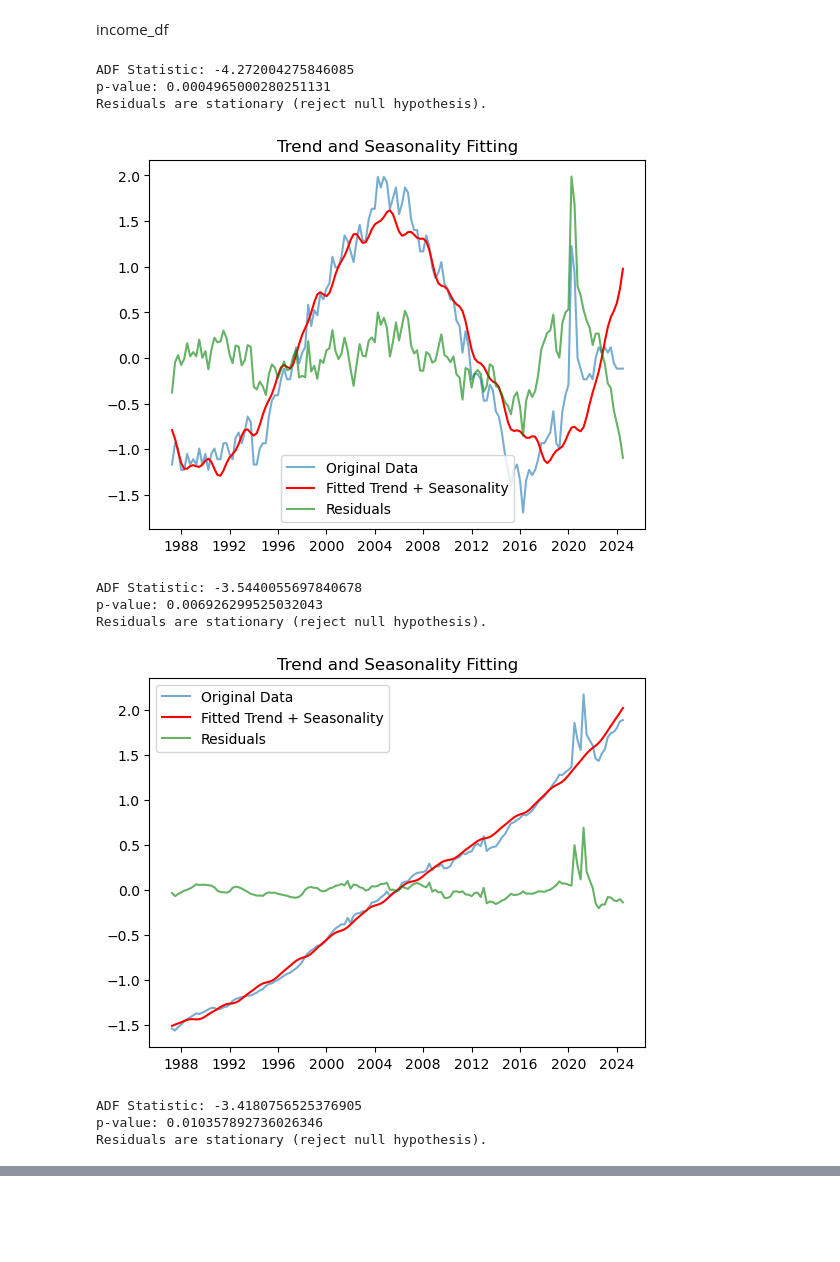
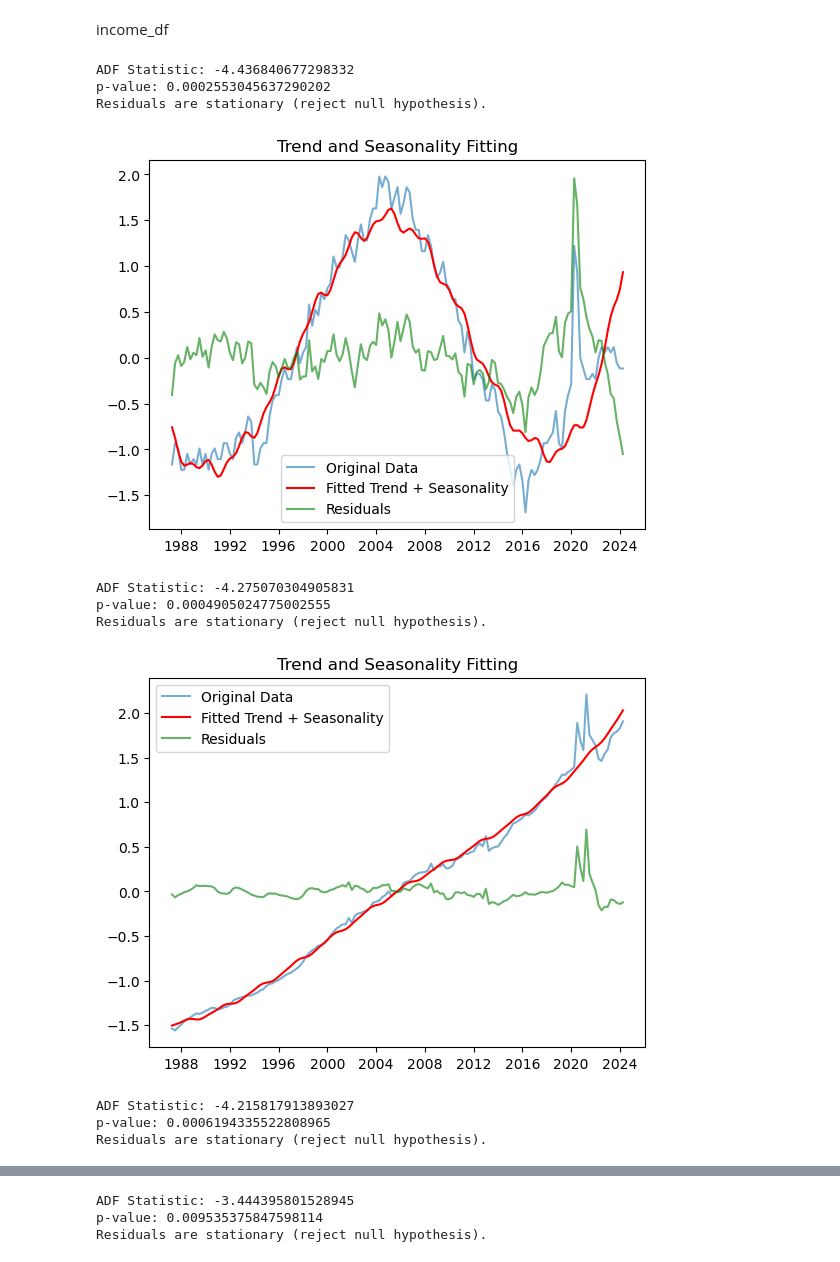
Before and after one commit to KevKoppa/TSA-Final-Project, a Jupyter notebook: notebook.ipynb, the cells around one changed output, grey strips where cells are left out. Drawn from its saved outputs; the diff is of its cells as text; code cells hidden in the pictures; blank space fills up the shorter version.

Commit message:
stationary df

```diff
--- a/notebook.ipynb
+++ b/notebook.ipynb
@@ -6,11 +6,13 @@ import matplotlib.pyplot as plt
 income_df = pd.read_csv('DSPIC96.csv', parse_dates=['DATE'])
 home_ownership_df = pd.read_csv('RHORUSQ156N.csv', parse_dates=['DATE'])
 home_price_index_df = pd.read_csv("CSUSHPINSA.csv", parse_dates=['DATE'])
+consumer_debt_df = pd.read_csv("CDSP.csv", parse_dates=['DATE'])
 
 # Resample income to quarterly if needed
 income_df.set_index('DATE', inplace=True)
 home_ownership_df.set_index('DATE', inplace=True)
 home_price_index_df.set_index('DATE', inplace=True)
+consumer_debt_df.set_index('DATE', inplace=True)
 
 # Resample monthly data to quarterly using mean or forward fill methods
 income_quarterly = income_df.resample('Q').mean()  # or use .ffill() for forward filling if preferable
@@ -21,10 +23,13 @@ income_quarterly.index = income_quarterly.index + pd.DateOffset(days=1)
 home_price_index_quarterly.index = home_price_index_quarterly.index + pd.DateOffset(days=1)
 merged_data = pd.merge(income_quarterly, home_ownership_df, on='DATE', how='inner')
 merged_data = pd.merge(merged_data, home_price_index_quarterly, on='DATE', how='inner')
+merged_data = pd.merge(merged_data, consumer_debt_df, on='DATE', how='inner')
+
 
 merged_data['Income_std'] = (merged_data['DSPIC96'] - merged_data['DSPIC96'].mean()) / merged_data['DSPIC96'].std()
 merged_data['HomeOwnershipRate_std'] = (merged_data['RHORUSQ156N'] - merged_data['RHORUSQ156N'].mean()) / merged_data['RHORUSQ156N'].std()
 merged_data['HPIndex_std'] = (merged_data['CSUSHPINSA'] - merged_data['CSUSHPINSA'].mean()) / merged_data['CSUSHPINSA'].std()
+merged_data['ConsumerDebtIndex_std'] = (merged_data['CDSP'] - merged_data['CDSP'].mean()) / merged_data['CDSP'].std()
 
 # Plotting in separate subplots
 fig, axs = plt.subplots(2, 2, figsize=(14, 10), sharex=True)
@@ -75,28 +79,0 @@ merged_data
-# %%
-from statsmodels.tsa.stattools import adfuller, grangercausalitytests
-
-def adf_test(series, name):
-    result = adfuller(series)
-    print(f'ADF Test for {name}:')
-    print(f'ADF Statistic: {result[0]}')
-    print(f'p-value: {result[1]}')
-    if result[1] > 0.05:
-        print(f"{name} is non-stationary. Consider differencing.\n")
-    else:
-        print(f"{name} is stationary.\n")
-
-# Perform ADF test
-adf_test(merged_data['Income_std'], 'Personal Income')
-adf_test(merged_data['HomeOwnershipRate_std'], 'Home Ownership Rate')
-
-# Difference if needed
-merged_data['Income_diff'] = merged_data['Income_std'].diff().dropna()
-merged_data['HomeOwnershipRate_diff'] = merged_data['HomeOwnershipRate_std'].diff().dropna()
-
-adf_test(merged_data['Income_diff'].dropna(), 'Personal Income')
-adf_test(merged_data['HomeOwnershipRate_diff'].dropna(), 'Home Ownership Rate')
-
-# Run Granger causality test (after differencing if needed)
-# Select maximum number of lags based on quarterly data, usually between 1-4 quarters
-max_lags = 4
-granger_test_results = grangercausalitytests(merged_data[['HomeOwnershipRate_diff', 'Income_diff']].dropna(), max_lags, verbose=True)
@@ -148,40 +107,43 @@ def make_stationary(series):
 
     # Step 4: Calculate fitted values and residuals
     fitted_values = model.fittedvalues
     residuals = data - fitted_values
 
     # Step 5: Verify stationarity of residuals
     adf_result = adfuller(residuals)
     print("ADF Statistic:", adf_result[0])
     print("p-value:", adf_result[1])
     if adf_result[1] < 0.05:
         print("Residuals are stationary (reject null hypothesis).")
     else:
         print("Residuals are not stationary (fail to reject null hypothesis).")
 
     plt.plot(series['time'], data, label="Original Data", alpha=0.6)
     plt.plot(series['time'], fitted_values, label="Fitted Trend + Seasonality", color="red")
     plt.plot(series['time'], residuals, label="Residuals", color="green", alpha=0.6)
     plt.legend()
     plt.title("Trend and Seasonality Fitting")
     plt.show()
 
     return residuals
 
 # stationary data
 merged_data = merged_data.reset_index()
 merged_data['HomeOwnerStat'] = make_stationary(merged_data[['DATE', 'HomeOwnershipRate_std']].rename(columns={'HomeOwnershipRate_std': 'data', 'DATE': 'time'}))
 merged_data['IncomeStat'] = make_stationary(merged_data[['DATE', 'Income_std']].rename(columns={'Income_std': 'data', 'DATE': 'time'}))
 merged_data['HpStat'] = make_stationary(merged_data[['DATE', 'HPIndex_std']].rename(columns={'HPIndex_std': 'data', 'DATE': 'time'}))
+merged_data['CDStat'] = make_stationary(merged_data[['DATE', 'ConsumerDebtIndex_std']].rename(columns={'ConsumerDebtIndex_std': 'data', 'DATE': 'time'}))
+
+stationary_data = merged_data[['HomeOwnerStat', 'IncomeStat', 'HpStat', 'CDStat']]
 # %% [output]
-ADF Statistic: -4.272004275846085
-p-value: 0.0004965000280251131
+ADF Statistic: -4.436840677298332
+p-value: 0.0002553045637290202
 Residuals are stationary (reject null hypothesis).
-[figure, old version]
+[figure, new version]
-ADF Statistic: -3.5440055697840678
-p-value: 0.006926299525032043
+ADF Statistic: -4.275070304905831
+p-value: 0.0004905024775002555
 Residuals are stationary (reject null hypothesis).
-[figure, old version]
+[figure, new version]
-ADF Statistic: -3.4180756525376905
-p-value: 0.010357892736026346
+ADF Statistic: -4.215817913893027
+p-value: 0.0006194335522808965
 Residuals are stationary (reject null hypothesis).
@@ -188,0 +151,3 @@ Residuals are stationary (reject null hypothesis).
+ADF Statistic: -3.444395801528945
+p-value: 0.009535375847598114
+Residuals are stationary (reject null hypothesis).
```
Also changed, not shown: parts of 4 cells of this notebook, 2 other files.
